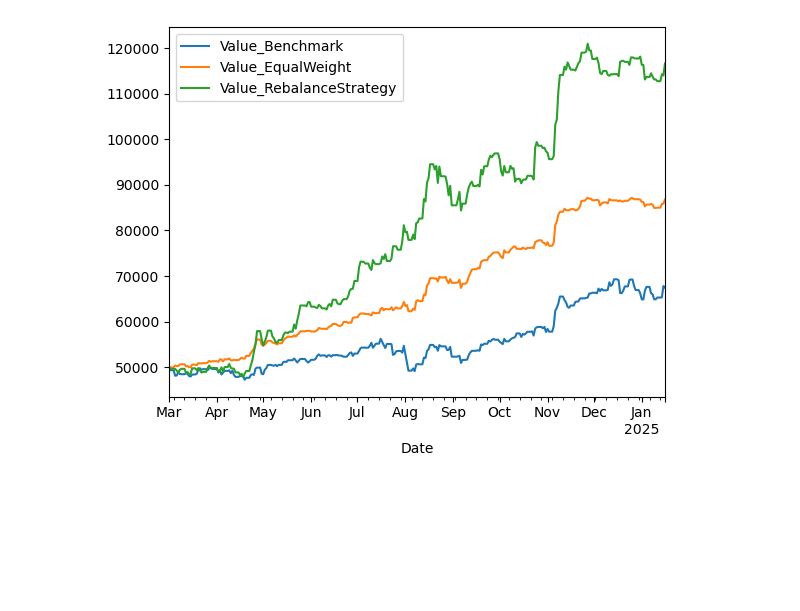
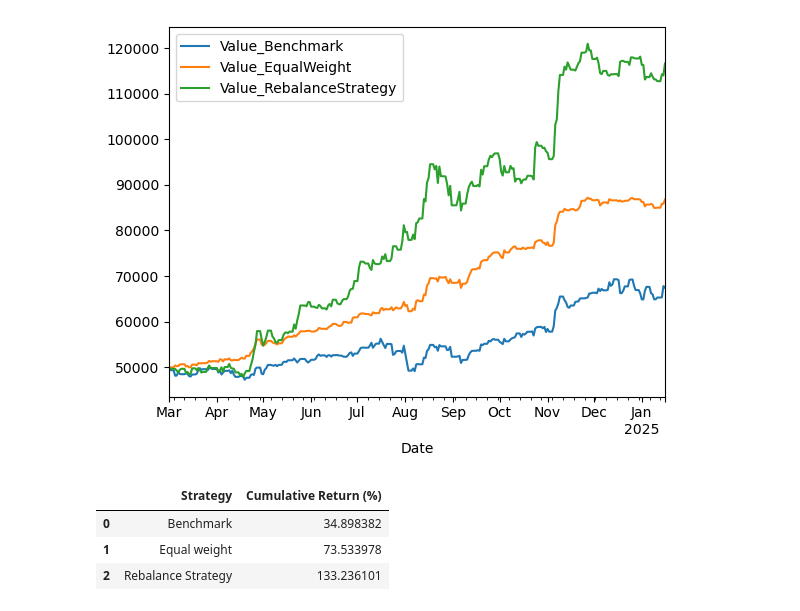
Before and after one commit to mafiom038/qf2103, a Jupyter notebook: Final Portfolio Rebalancing/Portfolio_Rebalancing.ipynb, the cells around one changed output. Saved outputs shown, nothing was run; the diff lists cells and outputs as text; code cells hidden in the pictures; blank space fills up the shorter version.

```diff
--- a/Final Portfolio Rebalancing/Portfolio_Rebalancing.ipynb
+++ b/Final Portfolio Rebalancing/Portfolio_Rebalancing.ipynb
@@ -388,12 +390,15 @@ plt.show()
 # %% [output]
 [figure]
 # %%
-combined_returns = pd.DataFrame()
-combined_returns.index = equally_weighted_buy_and_hold_report.index
-combined_returns['Value_Benchmark'] = equally_weighted_buy_and_hold_report['Total_Portfolio_Value']
-combined_returns['Value_EqualWeight'] = equally_weighted_report['Total_Portfolio_Value']
-combined_returns['Value_RebalanceStrategy'] = portfolio_daily_report['Total_Portfolio_Value']
+def combine_all_returns() :
+    combined_returns = pd.DataFrame()
+    combined_returns.index = equally_weighted_buy_and_hold_report.index
+    combined_returns['Value_Benchmark'] = equally_weighted_buy_and_hold_report['Total_Portfolio_Value']
+    combined_returns['Value_EqualWeight'] = equally_weighted_report['Total_Portfolio_Value']
+    combined_returns['Value_RebalanceStrategy'] = portfolio_daily_report['Total_Portfolio_Value']
+    return combined_returns
 
+combined_returns = combine_all_returns()
 combined_returns
 # %% [output]
 |  | Value_Benchmark | Value_EqualWeight | Value_RebalanceStrategy |
@@ -417,3 +422,33 @@ combined_returns.plot()
 [figure]
 # %%
 combined_returns.to_csv('combined_values.csv')
+# %%
+import pandas as pd
+
+def compute_cumulative_returns(df: pd.DataFrame) -> pd.DataFrame:
+
+    start_vals = df.iloc[0]
+    end_vals   = df.iloc[-1]
+
+    # Map column names to strategy labels
+    mapping = {
+        "Value_Benchmark":        "Benchmark",
+        "Value_EqualWeight":      "Equal weight",
+        "Value_RebalanceStrategy":"Rebalance Strategy"
+    }
+
+    records = []
+    for col, label in mapping.items():
+        cum_ret = (end_vals[col] - start_vals[col]) / start_vals[col] * 100
+        records.append({"Strategy": label, "Cumulative Return (%)": cum_ret})
+
+    return pd.DataFrame.from_records(records)
+
+
+cumulative_return_df = compute_cumulative_returns(combined_returns)
+display(cumulative_return_df)
+# %% [output]
+|  | Strategy | Cumulative Return (%) |
+| 0 | Benchmark | 34.898382 |
+| 1 | Equal weight | 73.533978 |
+| 2 | Rebalance Strategy | 133.236101 |
```
Also changed, not shown: parts of 2 cells of this notebook.
